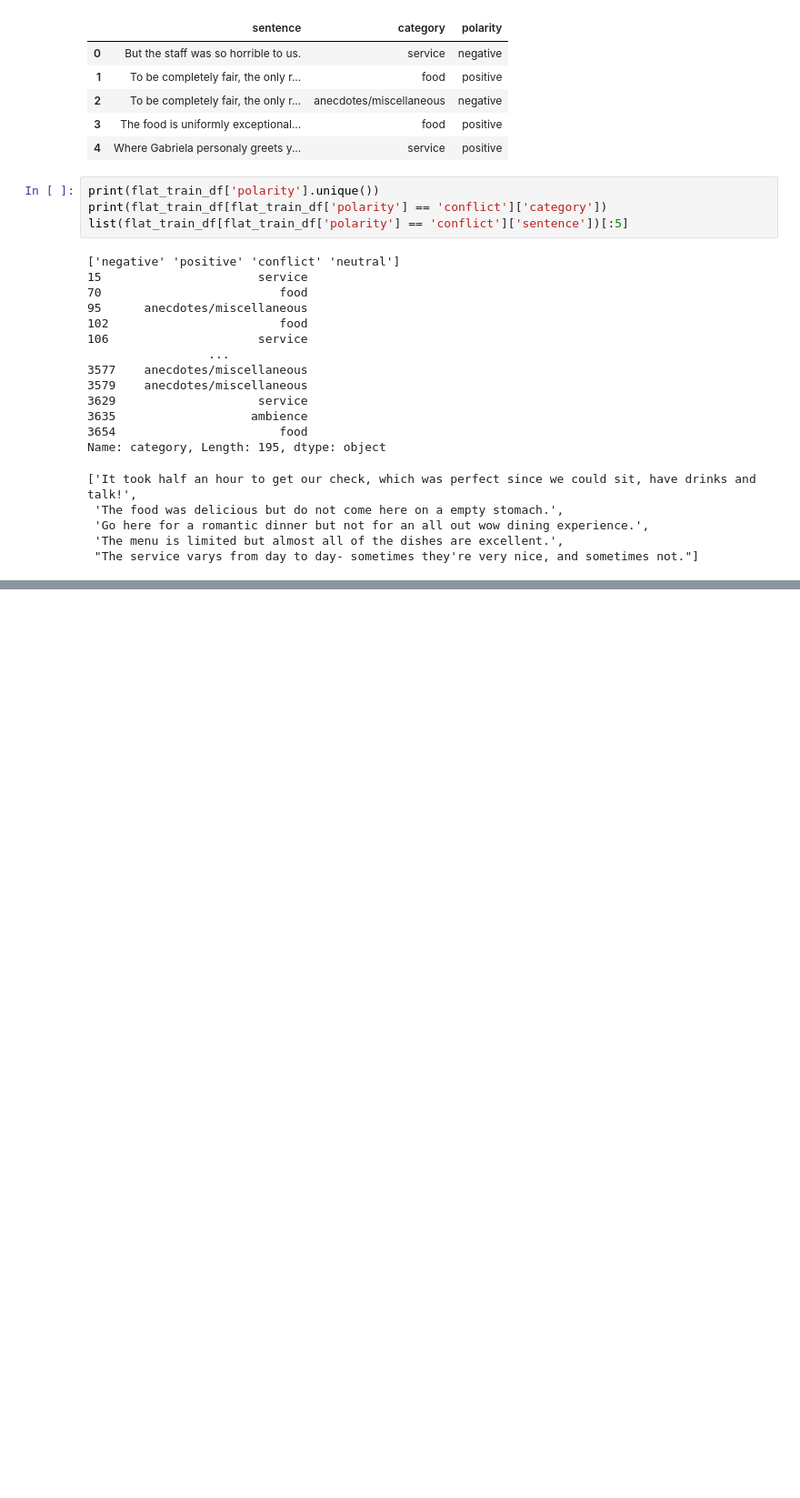
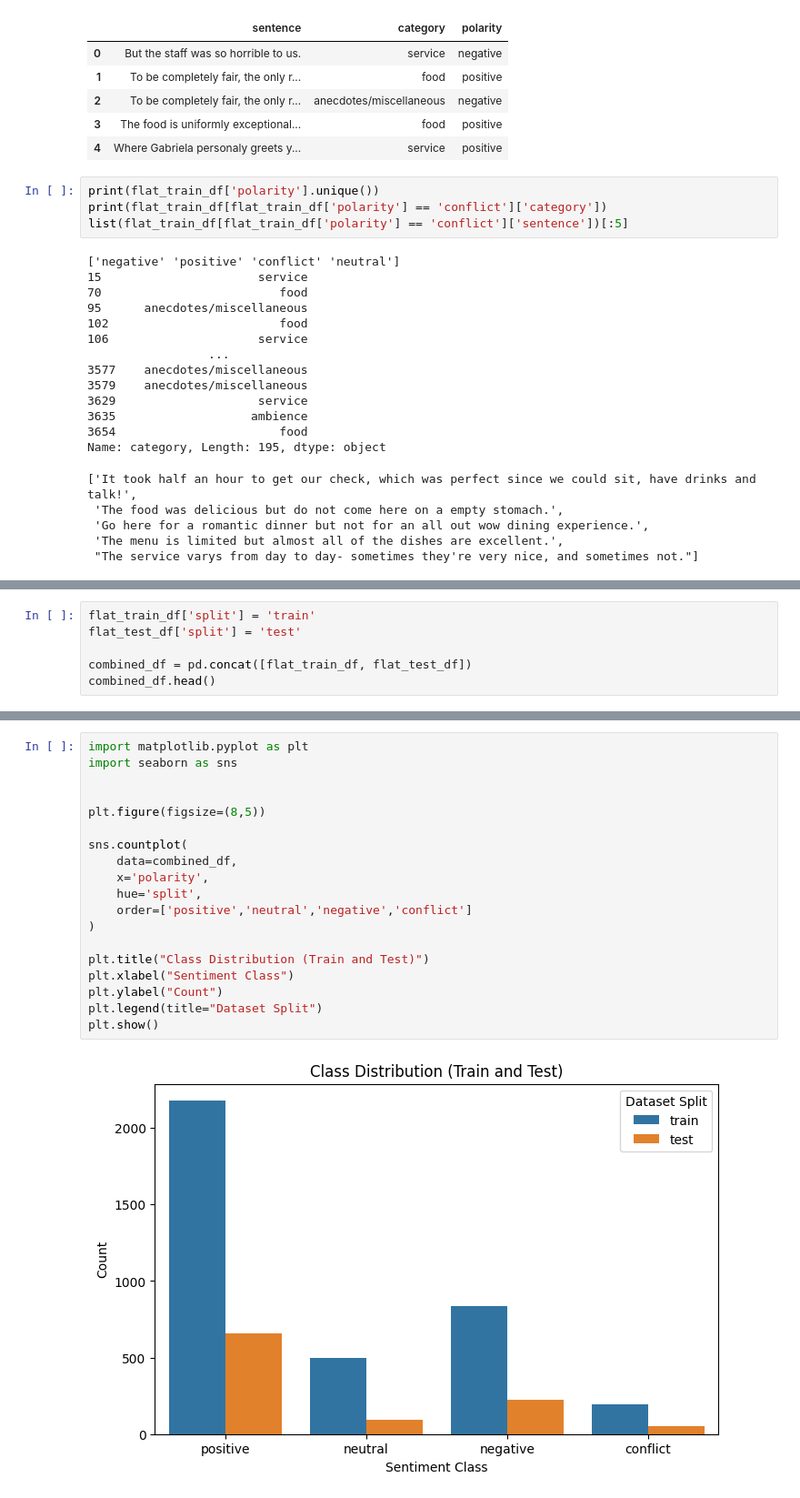
Before and after one commit to Amirmn24/ML_Project_G33, a Jupyter notebook: notebooks/ABSA_ML_G33.ipynb, the cells around one changed output, grey strips where cells are left out. Shown at 91% size. Cells and saved outputs as stored; diff of their text form; blank space fills up the shorter version.

```diff
--- a/notebooks/ABSA_ML_G33.ipynb
+++ b/notebooks/ABSA_ML_G33.ipynb
@@ -142,0 +155,6 @@ Name: category, Length: 195, dtype: object
+# %%
+flat_train_df['split'] = 'train'
+flat_test_df['split'] = 'test'
+
+combined_df = pd.concat([flat_train_df, flat_test_df])
+combined_df.head()
@@ -142,0 +168,21 @@ Name: category, Length: 195, dtype: object
+# %%
+import matplotlib.pyplot as plt
+import seaborn as sns
+
+
+plt.figure(figsize=(8,5))
+
+sns.countplot(
+    data=combined_df,
+    x='polarity',
+    hue='split',
+    order=['positive','neutral','negative','conflict']
+)
+
+plt.title("Class Distribution (Train and Test)")
+plt.xlabel("Sentiment Class")
+plt.ylabel("Count")
+plt.legend(title="Dataset Split")
+plt.show()
+# %% [output]
+[figure, added]
```
Also changed, not shown: parts of 8 cells of this notebook.
